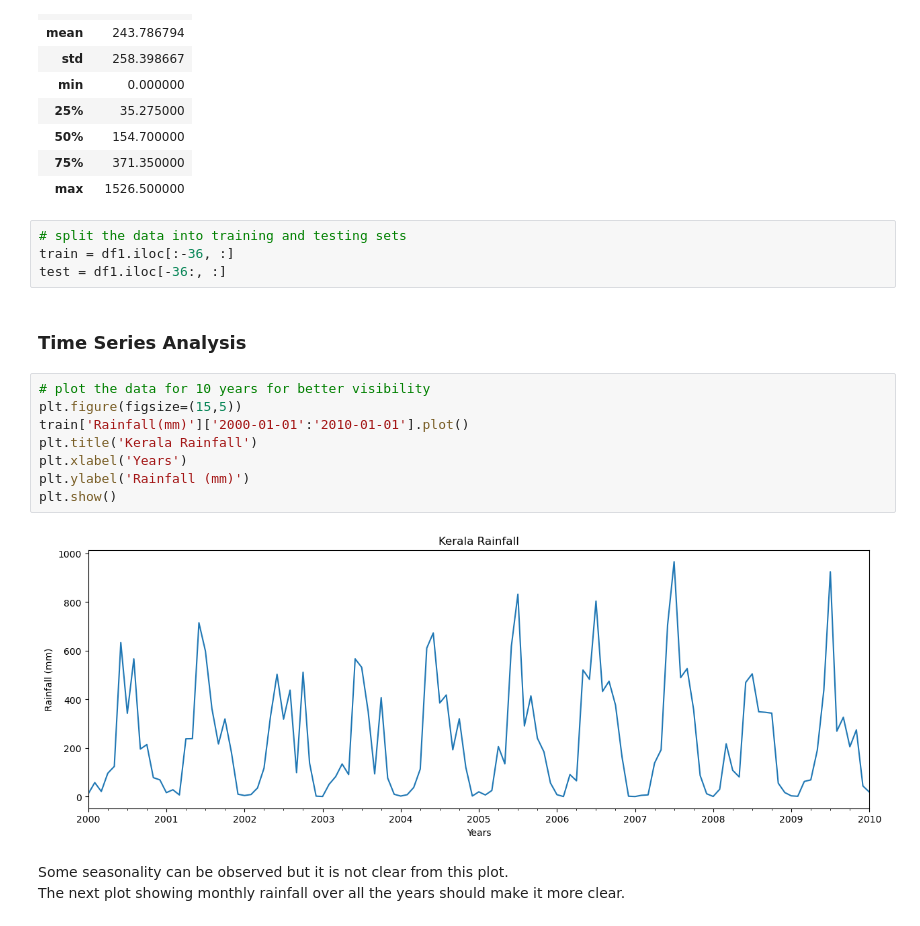
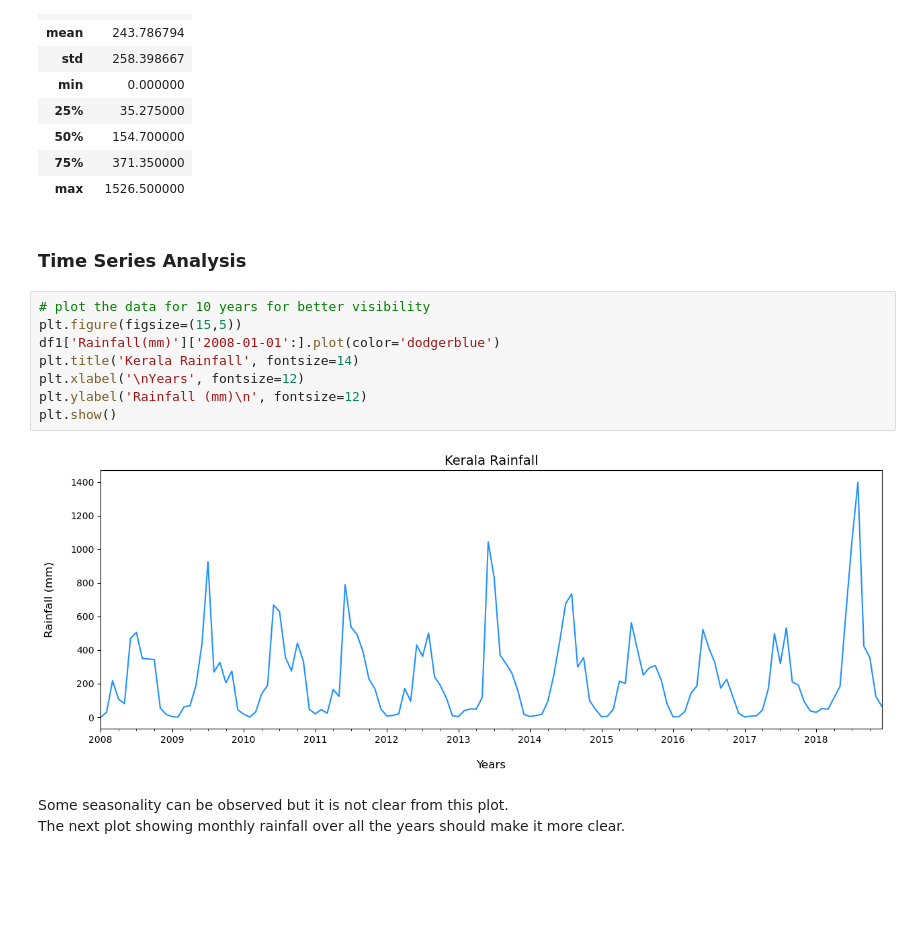
Before and after one commit to jishnu3000/flood-prediction, a Jupyter notebook: F20PA.ipynb, the cells around one changed output. Drawn from its saved outputs; the diff is of its cells as text; blank space fills up the shorter version.

```diff
--- a/F20PA.ipynb
+++ b/F20PA.ipynb
@@ -332,22 +339,18 @@ df1.describe()
 | 50% | 154.700000 |
 | 75% | 371.350000 |
 | max | 1526.500000 |
-# %%
-# split the data into training and testing sets
-train = df1.iloc[:-36, :]
-test = df1.iloc[-36:, :]
 # %% [markdown]
 ### Time Series Analysis
 # %%
 # plot the data for 10 years for better visibility
 plt.figure(figsize=(15,5))
-train['Rainfall(mm)']['2000-01-01':'2010-01-01'].plot()
-plt.title('Kerala Rainfall')
-plt.xlabel('Years')
-plt.ylabel('Rainfall (mm)')
+df1['Rainfall(mm)']['2008-01-01':].plot(color='dodgerblue')
+plt.title('Kerala Rainfall', fontsize=14)
+plt.xlabel('\nYears', fontsize=12)
+plt.ylabel('Rainfall (mm)\n', fontsize=12)
 plt.show()
 # %% [output]
-[figure, old version]
+[figure, new version]
 # %% [markdown]
 Some seasonality can be observed but it is not clear from this plot.\
 The next plot showing monthly rainfall over all the years should make it more clear.
```
Also changed, not shown: parts of 28 cells of this notebook.
